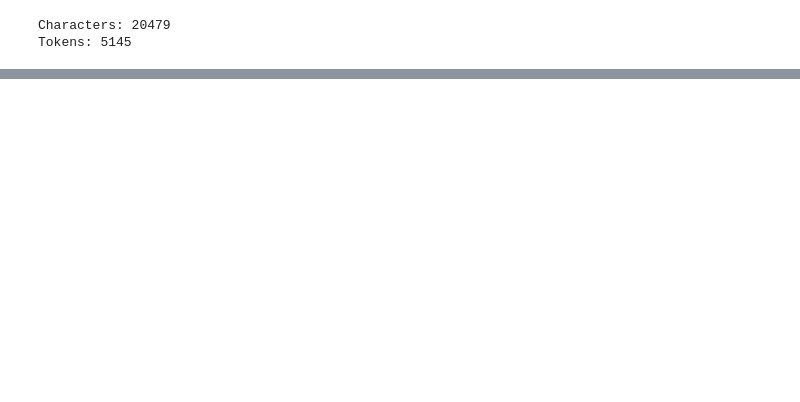
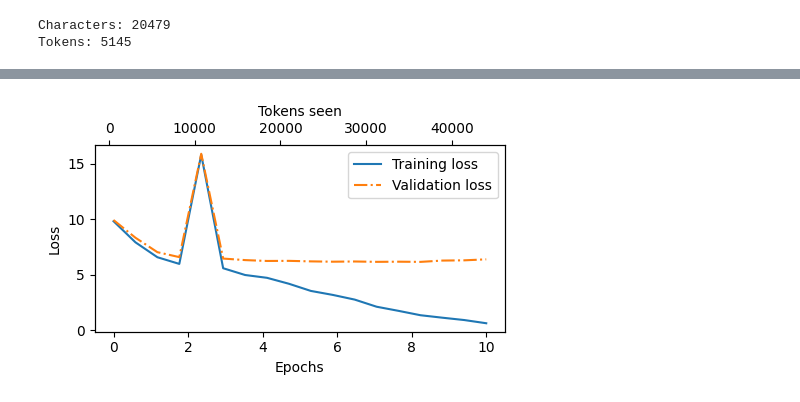
Before and after one commit to kailas711/AI-Origins, a Jupyter notebook: LLMs from the Ground Up/03_PreTraining.ipynb, the cells around one changed output, grey strips where cells are left out. Drawn from its saved outputs; the diff is of its cells as text; code cells hidden in the pictures; blank space fills up the shorter version.

```diff
--- a/LLMs from the Ground Up/03_PreTraining.ipynb
+++ b/LLMs from the Ground Up/03_PreTraining.ipynb
@@ -88,0 +127,11 @@ Tokens: 5145
+# %%
+train_tokens = 0
+for input_batch, target_batch in train_loader:
+    train_tokens+=input_batch.numel()
+
+val_tokens = 0
+for input_batch, target_batch in val_loader:
+    val_tokens+=input_batch.numel()
+
+print("Total train tokens : ", train_tokens)
+print("Total val tokens : ", val_tokens)
@@ -88,0 +143,13 @@ Tokens: 5145
+# %%
+from supplementary import calc_loss_loader
+device = "cuda"
+model.to(device)
+
+torch.manual_seed(123) # reproducability because of shuffeling of data loader
+
+with torch.no_grad(): # disabling gradient tracking cause we're not trainig yet.
+    train_loss = calc_loss_loader(train_loader, model, device)
+    val_loss = calc_loss_loader(val_loader, model, device)
+
+print("Training loss:", train_loss)
+print("Validation loss:", val_loss)
@@ -88,0 +206,12 @@ Tokens: 5145
+# %%
+torch.manual_seed(123)
+model = GPTModel(GPT_CONFIG_124M)
+model.to(device)
+optimizer = torch.optim.AdamW(model.parameters(), lr=0.0004, weight_decay=0.1)
+
+num_epochs = 10
+train_losses, val_losses, tokens_seen = train_model_simple(
+    model, train_loader, val_loader, optimizer, device,
+    num_epochs=num_epochs, eval_freq=5, eval_iter=5,
+    start_context="Every effort moves you", tokenizer=tokenizer
+)
@@ -88,0 +238,8 @@ Tokens: 5145
+# %%
+from supplementary import plot_losses
+
+
+epochs_tensor = torch.linspace(0, num_epochs, len(train_losses))
+plot_losses(epochs_tensor, tokens_seen, train_losses, val_losses)
+# %% [output]
+[figure, added]
```
Also changed, not shown: parts of 16 cells of this notebook, 4 other files.
